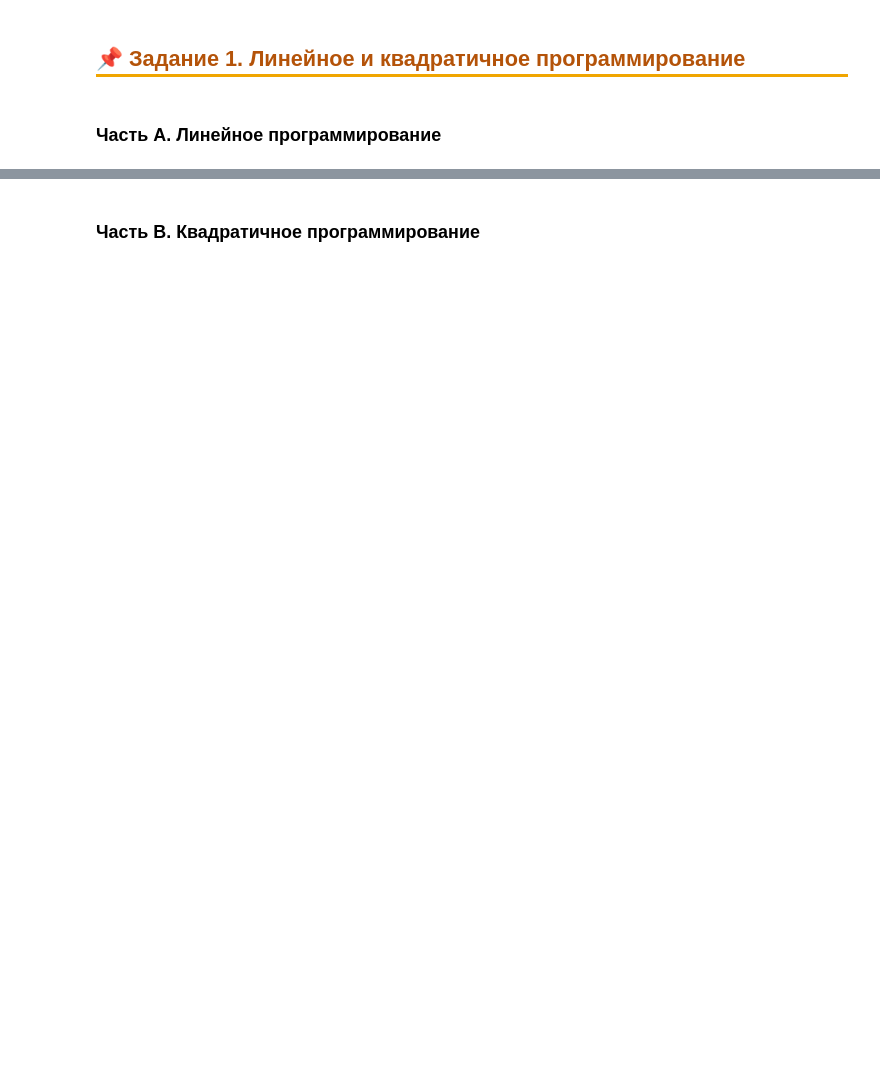
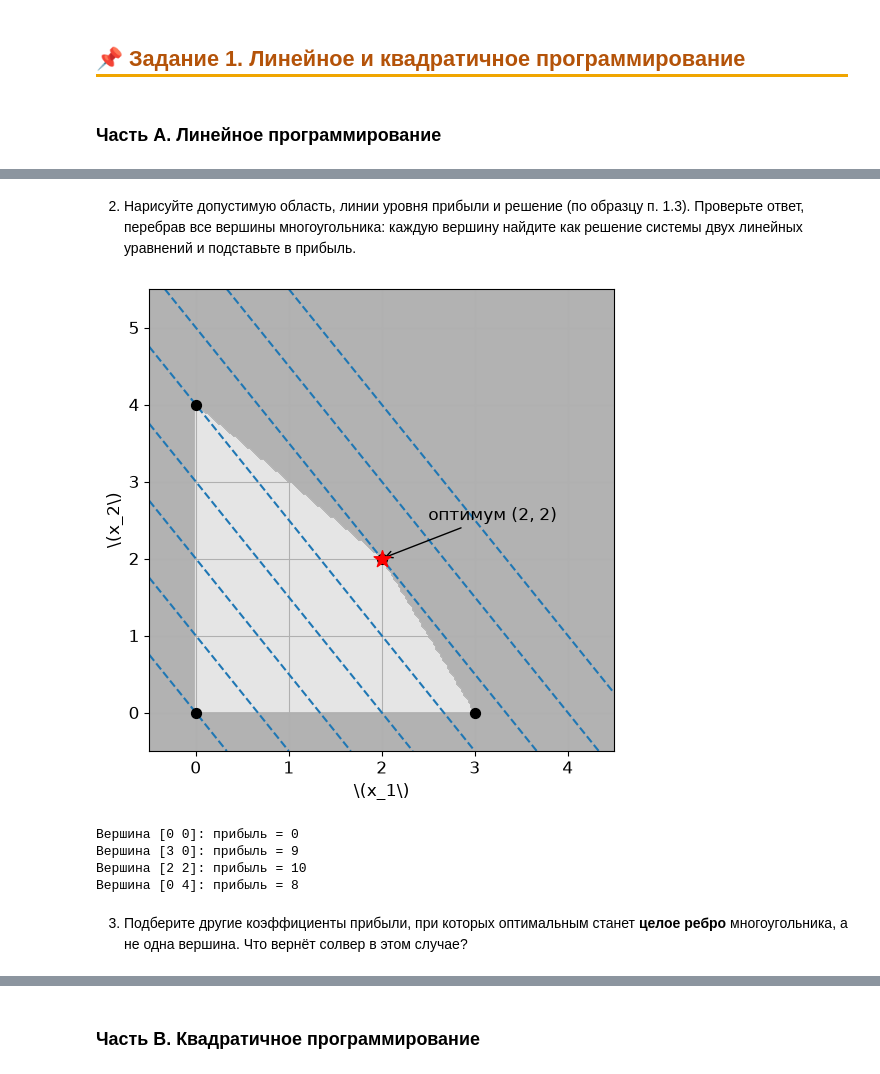
Before and after one commit to aabaranova/ML2026_autumn, a Jupyter notebook: homework-05/D5.ipynb, the cells around one changed output, grey strips where cells are left out. Drawn from its saved outputs; the diff is of its cells as text; code cells hidden in the pictures; blank space fills up the shorter version.

```diff
--- a/homework-05/D5.ipynb
+++ b/homework-05/D5.ipynb
@@ -188,0 +71,34 @@ plt.show()
+# %% [markdown]
+2. Нарисуйте допустимую область, линии уровня прибыли и решение (по образцу п. 1.3). Проверьте ответ, перебрав все вершины многоугольника: каждую вершину найдите как решение системы двух линейных уравнений и подставьте в прибыль.
+# %%
+x1 = np.linspace(-0.5, 4.5, 200)
+x2 = np.linspace(-0.5, 5.5, 200)
+xx1, xx2 = np.meshgrid(x1, x2)
+profit = 3*xx1 + 2*xx2
+# Булев массив для закраски допустимой области
+ok = (2*xx1 + xx2 <= 6) & (xx1 + xx2 <= 4) & (xx1 >= 0) & (xx2 >= 0)
+
+plt.figure(figsize=(6, 6))
+plt.grid(True)
+plt.xlabel('\(x_1\)'); plt.ylabel('\(x_2\)')
+plt.contourf(x1, x2, ok, 1, alpha=0.4, cmap='gray') # Допустимая область серым
+plt.contour(x1, x2, profit, levels=np.arange(0, 15, 2), colors='tab:blue', linestyles='--') # Линии уровня
+
+# Вершины многоугольника
+vertices = np.array([[0, 0], [3, 0], [2, 2], [0, 4]])
+plt.scatter(vertices[:, 0], vertices[:, 1], color='black', s=50, zorder=3)
+plt.scatter([2], [2], color='red', s=160, marker='*', zorder=4) # Оптимум
+plt.annotate('оптимум (2, 2)', (2, 2), xytext=(2.5, 2.5), arrowprops=dict(arrowstyle='->'))
+plt.show()
+
+# Перебор вершин
+for v in vertices:
+    print(f"Вершина {v}: прибыль = {3*v[0] + 2*v[1]}")
+# %% [output]
+[figure, added]
+Вершина [0 0]: прибыль = 0
+Вершина [3 0]: прибыль = 9
+Вершина [2 2]: прибыль = 10
+Вершина [0 4]: прибыль = 8
+# %% [markdown]
+3. Подберите другие коэффициенты прибыли, при которых оптимальным станет **целое ребро** многоугольника, а не одна вершина. Что вернёт солвер в этом случае?
```
Also changed, not shown: parts of 20 cells of this notebook.
